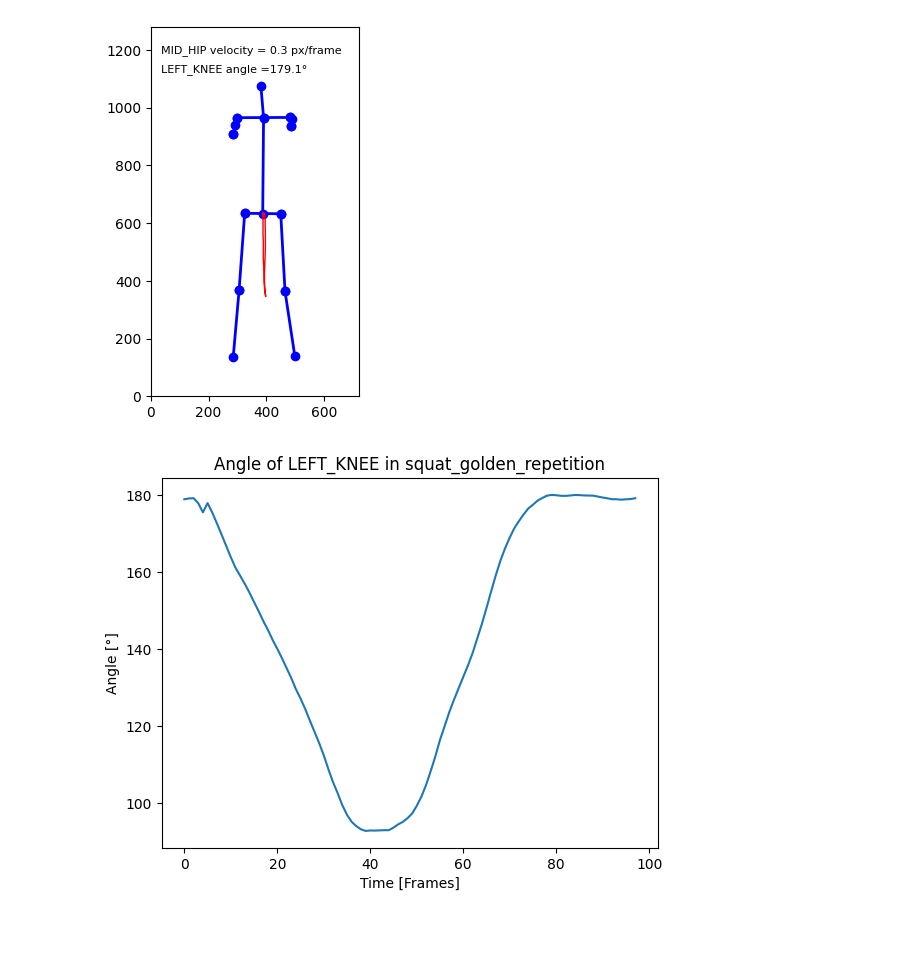
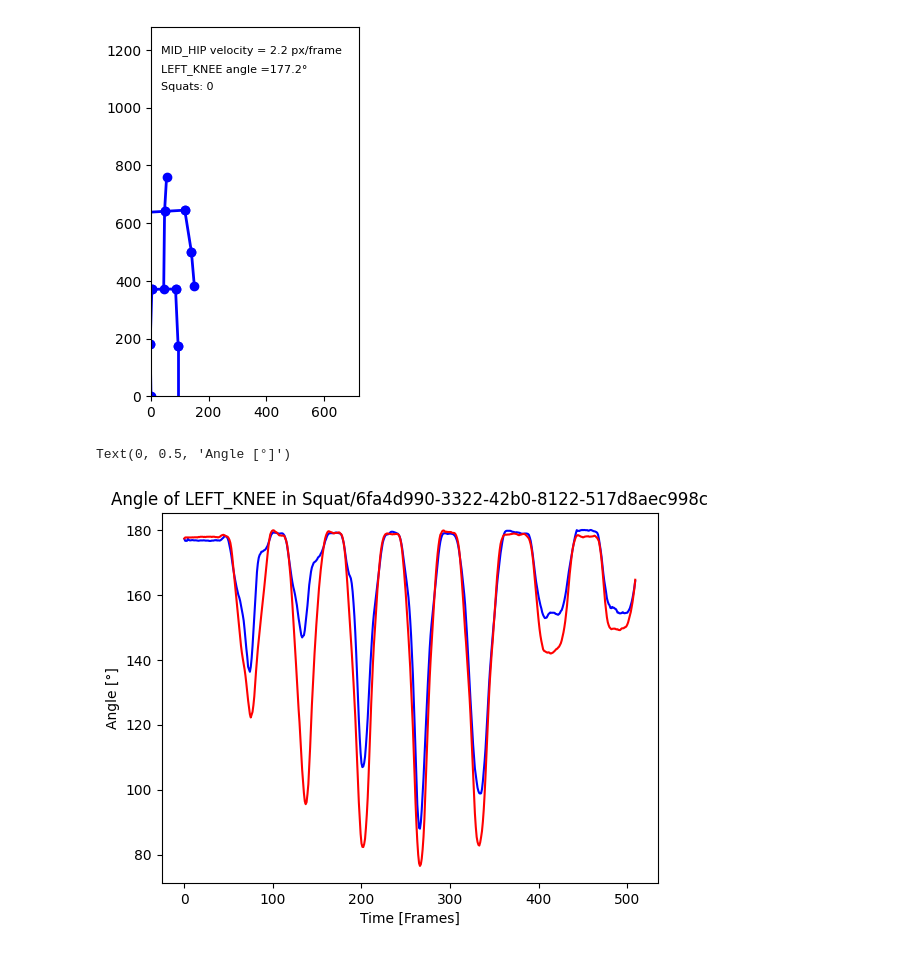
Before and after one commit to jeremayaa/Human_movement_analysis, a Jupyter notebook: Golden_repetition_visualization.ipynb, the cells around one changed output. Drawn from its saved outputs; the diff is of its cells as text; code cells hidden in the pictures.

Commit message:
Repetition counting for squat and YW

```diff
--- a/Golden_repetition_visualization.ipynb
+++ b/Golden_repetition_visualization.ipynb
@@ -199,7 +239,7 @@ HUMAN_BLUEPRINT = [
 body_parts = get_body_parts(data)
 list_of_positions = get_list_of_positions(data)
 list_of_positions = transform_list_of_positions(list_of_positions)
-# list_of_positions = differecne_measurment(list_of_positions, 'LEFT_HIP', body_parts)
+list_of_positions = differecne_measurment(list_of_positions, 'LEFT_FOOT', body_parts)
 
 # Smooth the positions
 list_of_positions = smooth_positions(list_of_positions, window_size=5)
@@ -207,7 +247,6 @@ list_of_positions = smooth_positions(list_of_positions, window_size=5)
 # Add fake point between hips to visualise the spine
 add_fake_point_between_A_and_B('RIGHT_HIP', 'LEFT_HIP', list_of_positions, body_parts, 'MID_HIP')
 add_fake_point_between_A_and_B('RIGHT_SHOULDER', 'LEFT_SHOULDER', list_of_positions, body_parts, 'MID_SHOULDER')
-
 
 
 # Add the connection from the MID_HIP to the NOSE
@@ -221,8 +260,19 @@ trace = get_trace('MID_HIP', list_of_positions, body_parts)
 x_vel, y_vel = get_velocity(trace)
 velocity = np.sqrt(x_vel**2 + y_vel**2)
 
+angles_lk = get_angle('LEFT_FOOT', 'LEFT_KNEE', 'LEFT_HIP', list_of_positions, body_parts)
+angles_rk = get_angle('RIGHT_FOOT', 'RIGHT_KNEE', 'RIGHT_HIP', list_of_positions, body_parts)
+angles_mean = []
 
-angles = get_angle('LEFT_FOOT', 'LEFT_KNEE', 'LEFT_HIP', list_of_positions, body_parts)
+for l, r in zip(angles_lk, angles_rk):
+    angles_mean.append((l+r)/2)
+
+
+# Initialize squat counting variables
+squat_count = 0
+is_squatting = False
+ANGLE_THRESHOLD = 140  # Define a threshold angle for squats
+
 
 fig, ax = plt.subplots()
 plt.gca().set_aspect('equal', adjustable='box')
@@ -234,6 +284,8 @@ lines = [ax.plot([], [], 'bo-', lw=2)[0] for _ in connections]
 trace_line, = ax.plot([], [], 'r-', lw=1)
 velocity_text = ax.text(0.3, 0.7, '', transform=ax.transAxes, color='black', fontsize=8, verticalalignment='top')
 angle_text = ax.text(0.3, 0.7, '', transform=ax.transAxes, color='black', fontsize=8, verticalalignment='top')
+squat_text = ax.text(0.05, 0.85, '', transform=ax.transAxes, color='black', fontsize=8, verticalalignment='top')
+
 
 def animate(i):
     """Update the animation with each frame."""
@@ -244,16 +296,24 @@ def animate(i):
         line.set_data(x, y)
 
     if i < len(trace):
+        current_angle = angles_mean[i]
         trace_x = [pos[0] for pos in trace[:i+1]]
         trace_y = [pos[1] for pos in trace[:i+1]]
         trace_line.set_data(trace_x, trace_y)
 
-    current_angle = angles[i]
+        global squat_count, is_squatting
+        if current_angle < ANGLE_THRESHOLD and not is_squatting:
+            is_squatting = True
+        elif current_angle > ANGLE_THRESHOLD and is_squatting:
+            squat_count += 1
+            is_squatting = False
+
+    current_angle = angles_lk[i]
     angle_text.set_text(f'LEFT_KNEE angle ={round(current_angle, 1)}°')
 
     angle_text.set_position((0.05, 0.9))
     velocity_text.set_position((0.05, .95))
-
+    squat_text.set_text(f'Squats: {squat_count}')
 
     current_velocity = velocity[i]
     velocity_text.set_text(f'MID_HIP velocity = {round(current_velocity, 1)} px/frame')
@@ -268,17 +328,25 @@ def animate(i):
 ani = FuncAnimation(fig, animate, frames=len(list_of_positions), interval=100, blit=True)
 # os.makedirs('Animations', exist_ok=True)
 gif_path = 'Animations/'+json_file[5:-5] + '_animation.gif'
-ani.save(gif_path, writer=PillowWriter(fps=30))
+# ani.save(gif_path, writer=PillowWriter(fps=30))
 
 plt.show()
 # %% [output]
-[figure, old version]
+[figure, new version]
 # %%
 plt.title(f'Angle of LEFT_KNEE in {json_file[5:-5]}')
-plt.plot(angles)
+plt.plot(angles_lk, 'b')
+plt.plot(angles_rk, 'r')
 plt.xlabel('Time [Frames]')
 plt.ylabel('Angle [°]')
 
-plt.savefig(f'Plots/Angle of LEFT_KNEE in {json_file[5:-5]}.png')
+# from scipy.signal import find_peaks
+
+# peaks, _ = find_peaks(angles_lk, height=10)
+# print(peaks)
+# print(peaks)
+# plt.scatter(peaks, np.ones(len(peaks)))
+# plt.savefig(f'Plots/Angle of LEFT_KNEE in {json_file[5:-5]}.png')
 # %% [output]
+Text(0, 0.5, 'Angle [°]')
-[figure, old version]
+[figure, new version]
```
Also changed, not shown: parts of 7 cells of this notebook, 41 other files.
